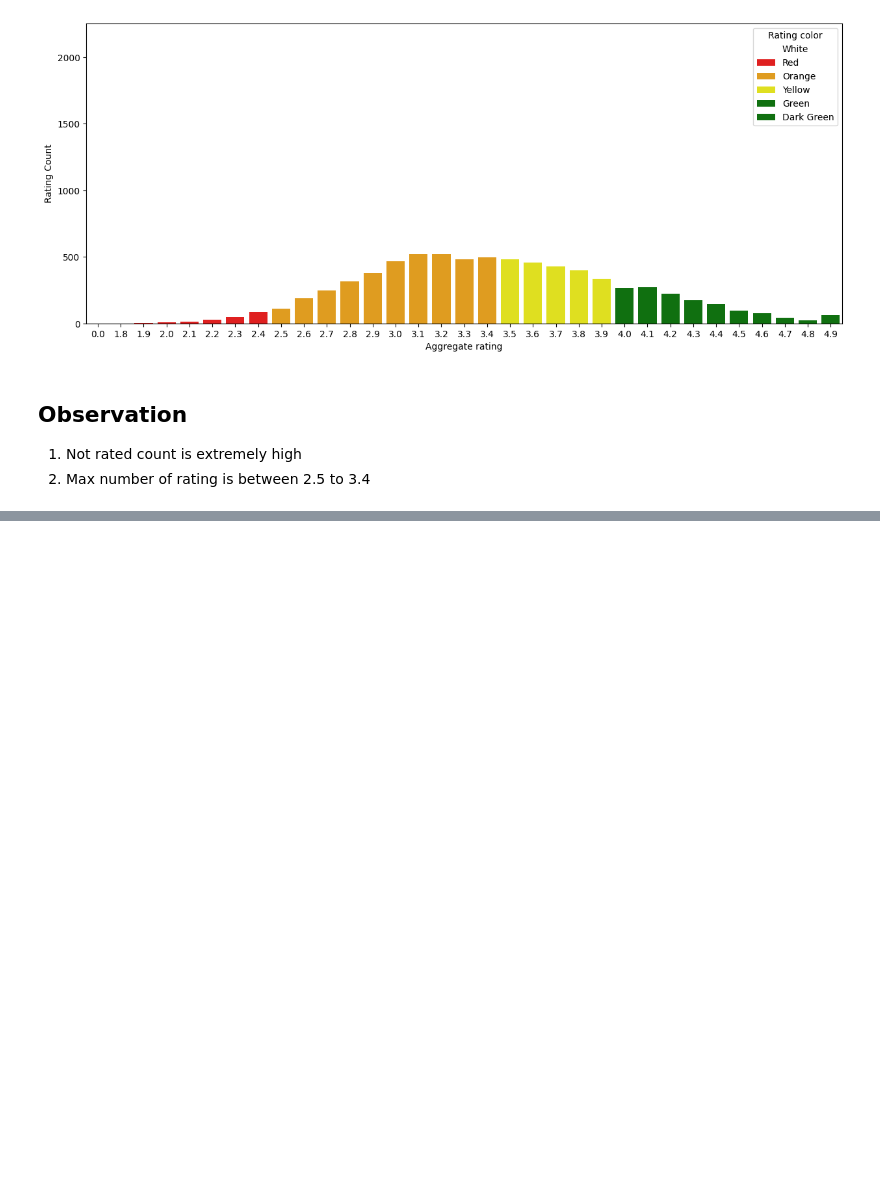
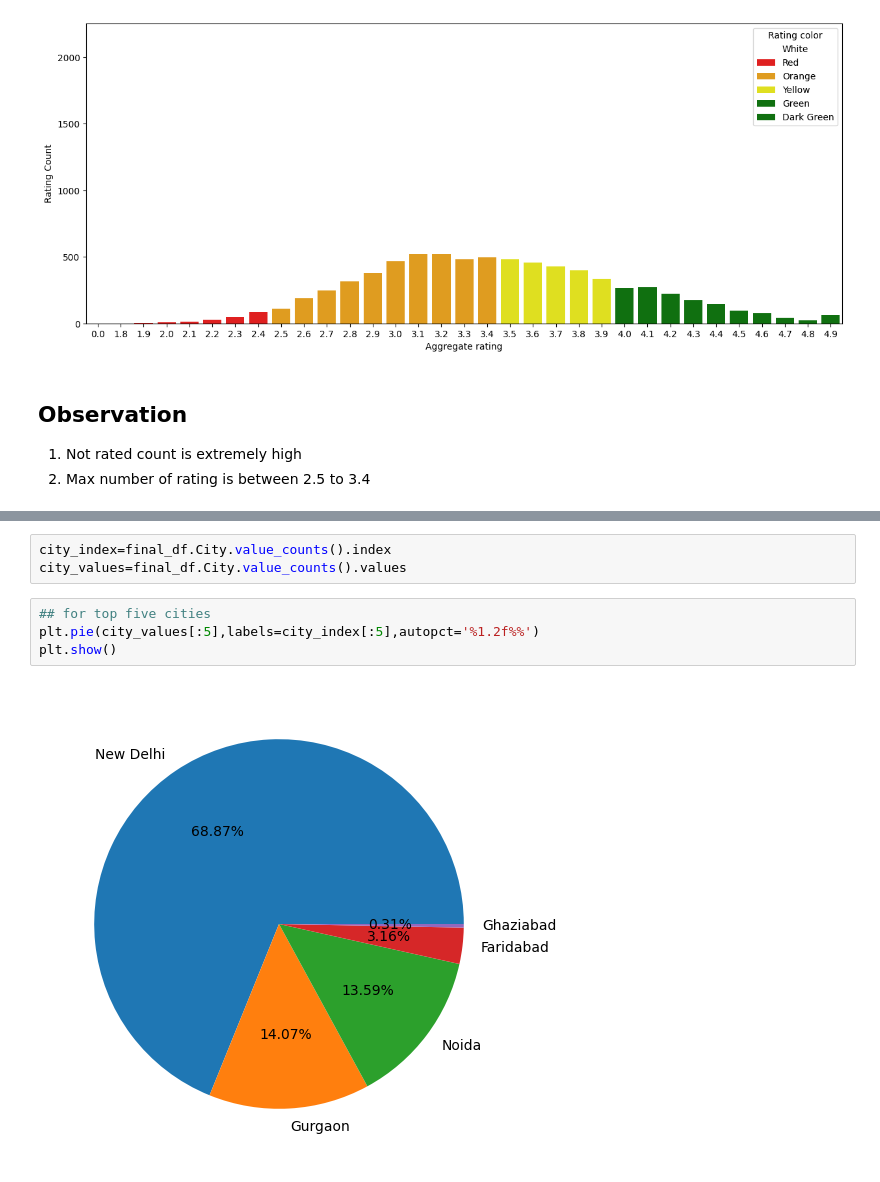
Before and after one commit to Yashmaini30/EDA-Zomato, a Jupyter notebook: Zomato_Analysis1.ipynb, the cells around one changed output, grey strips where cells are left out. Saved outputs shown, nothing was run; the diff lists cells and outputs as text; blank space fills up the shorter version.

```diff
--- a/Zomato_Analysis1.ipynb
+++ b/Zomato_Analysis1.ipynb
@@ -197,0 +279,9 @@ sns.barplot(x='Aggregate rating',y='Rating Count',hue='Rating color',data=rating
+# %%
+city_index=final_df.City.value_counts().index
+city_values=final_df.City.value_counts().values
+# %%
+## for top five cities
+plt.pie(city_values[:5],labels=city_index[:5],autopct='%1.2f%%')
+plt.show()
+# %% [output]
+[figure, added]
```
Also changed, not shown: parts of 12 cells of this notebook.
